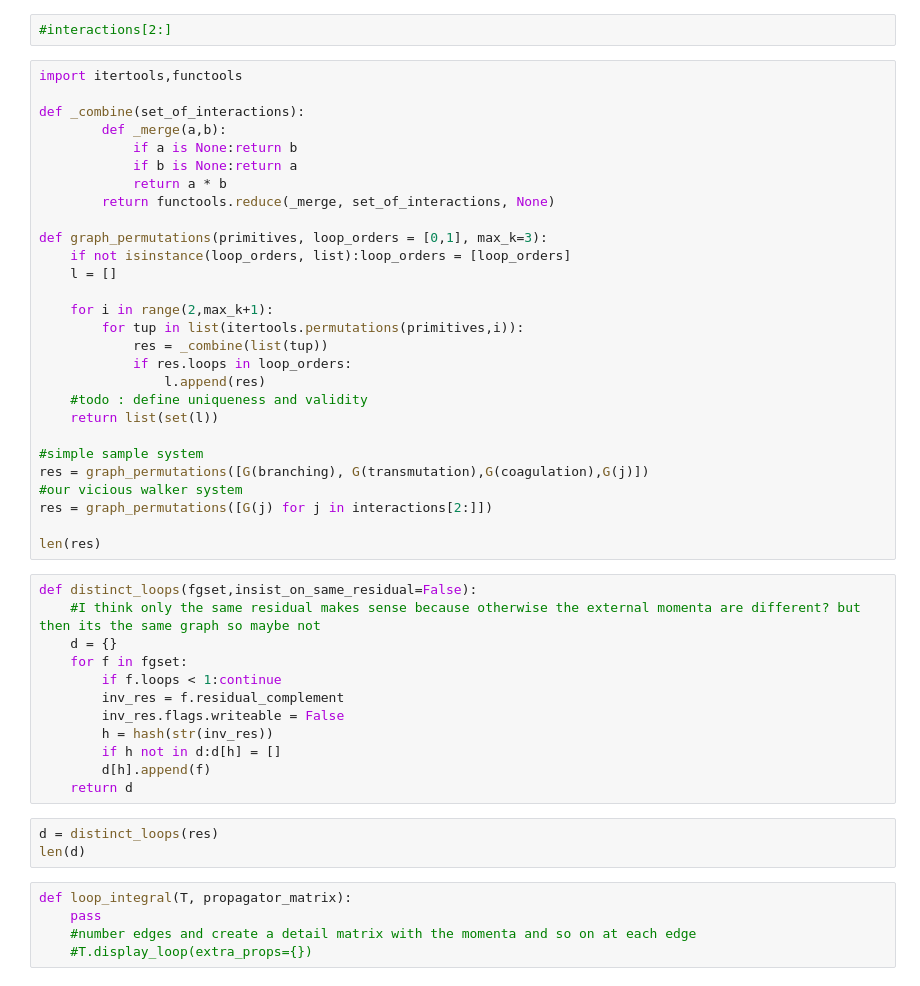
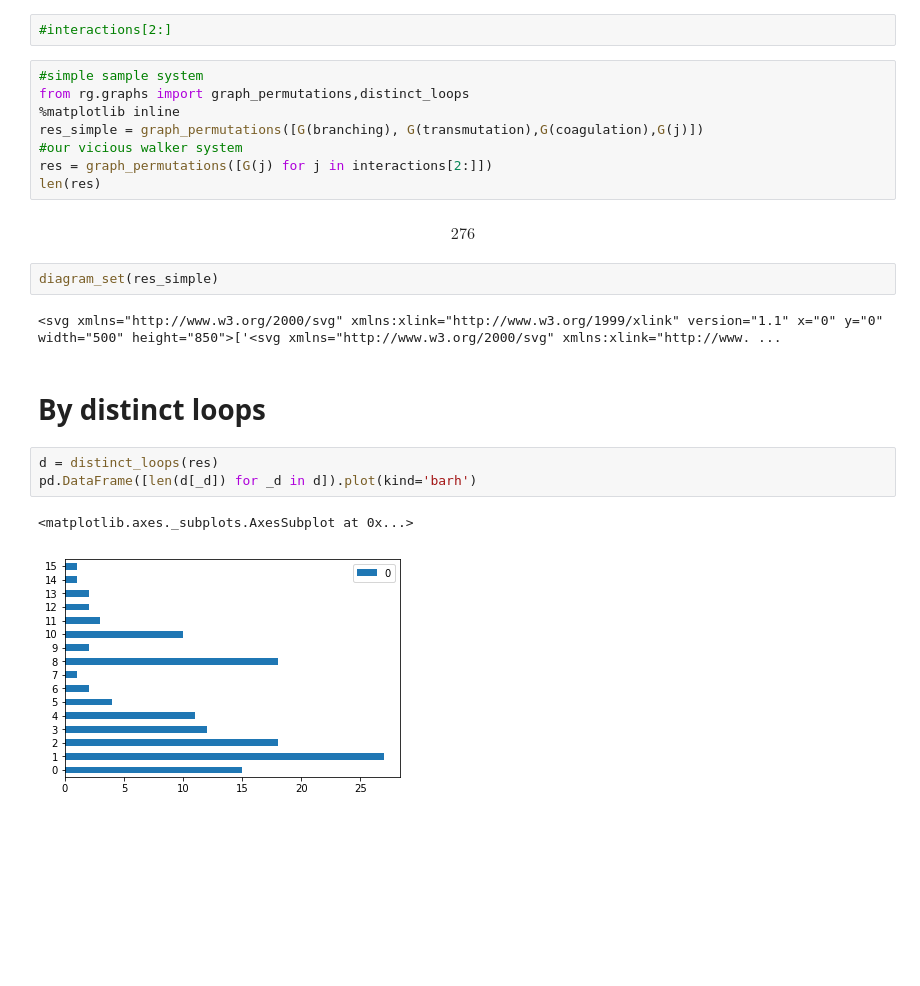
Before and after one commit to sirsh/renormer, a Jupyter notebook: worksheet.ipynb, the cells around one changed output. Cells and saved outputs as stored; diff of their text form; blank space fills up the shorter version.

```diff
--- a/worksheet.ipynb
+++ b/worksheet.ipynb
@@ -175,51 +315,25 @@ collection[-1].residual_interaction.diagram
 ## Permutations
 # %%
 #interactions[2:]
-# %%
-import itertools,functools
-
-def _combine(set_of_interactions):
-        def _merge(a,b):
-            if a is None:return b
-            if b is None:return a
-            return a * b
-        return functools.reduce(_merge, set_of_interactions, None)
-
-def graph_permutations(primitives, loop_orders = [0,1], max_k=3):
-    if not isinstance(loop_orders, list):loop_orders = [loop_orders]
-    l = []
-
-    for i in range(2,max_k+1):
-        for tup in list(itertools.permutations(primitives,i)):
-            res = _combine(list(tup))
-            if res.loops in loop_orders:
-                l.append(res)
-    #todo : define uniqueness and validity
-    return list(set(l))
-
-#simple sample system
-res = graph_permutations([G(branching), G(transmutation),G(coagulation),G(j)])
-#our vicious walker system
-res = graph_permutations([G(j) for j in interactions[2:]])
-
-len(res)
-# %%
-def distinct_loops(fgset,insist_on_same_residual=False):
-    #I think only the same residual makes sense because otherwise the external momenta are different? but then its the same graph so maybe not
-    d = {}
-    for f in fgset:
-        if f.loops < 1:continue
-        inv_res = f.residual_complement
-        inv_res.flags.writeable = False
-        h = hash(str(inv_res))
-        if h not in d:d[h] = []
-        d[h].append(f)
-    return d
+# %%
+#simple sample system
+from rg.graphs import graph_permutations,distinct_loops
+%matplotlib inline
+res_simple = graph_permutations([G(branching), G(transmutation),G(coagulation),G(j)])
+#our vicious walker system
+res = graph_permutations([G(j) for j in interactions[2:]])
+len(res)
+# %% [output]
+$$276$$
+# %%
+diagram_set(res_simple)
+# %% [output]
+<svg xmlns="http://www.w3.org/2000/svg" xmlns:xlink="http://www.w3.org/1999/xlink" version="1.1" x="0" y="0" width="500" height="850">['<svg xmlns="http://www.w3.org/2000/svg" xmlns:xlink="http://www. ...
+# %% [markdown]
+# By distinct loops
 # %%
 d = distinct_loops(res)
-len(d)
+pd.DataFrame([len(d[_d]) for _d in d]).plot(kind='barh')
+# %% [output]
+<matplotlib.axes._subplots.AxesSubplot at 0x...>
+[figure, added]
-# %%
-def loop_integral(T, propagator_matrix):
-    pass
-    #number edges and create a detail matrix with the momenta and so on at each edge
-    #T.display_loop(extra_props={})
```
Also changed, not shown: parts of 76 cells of this notebook, 6 other files.
